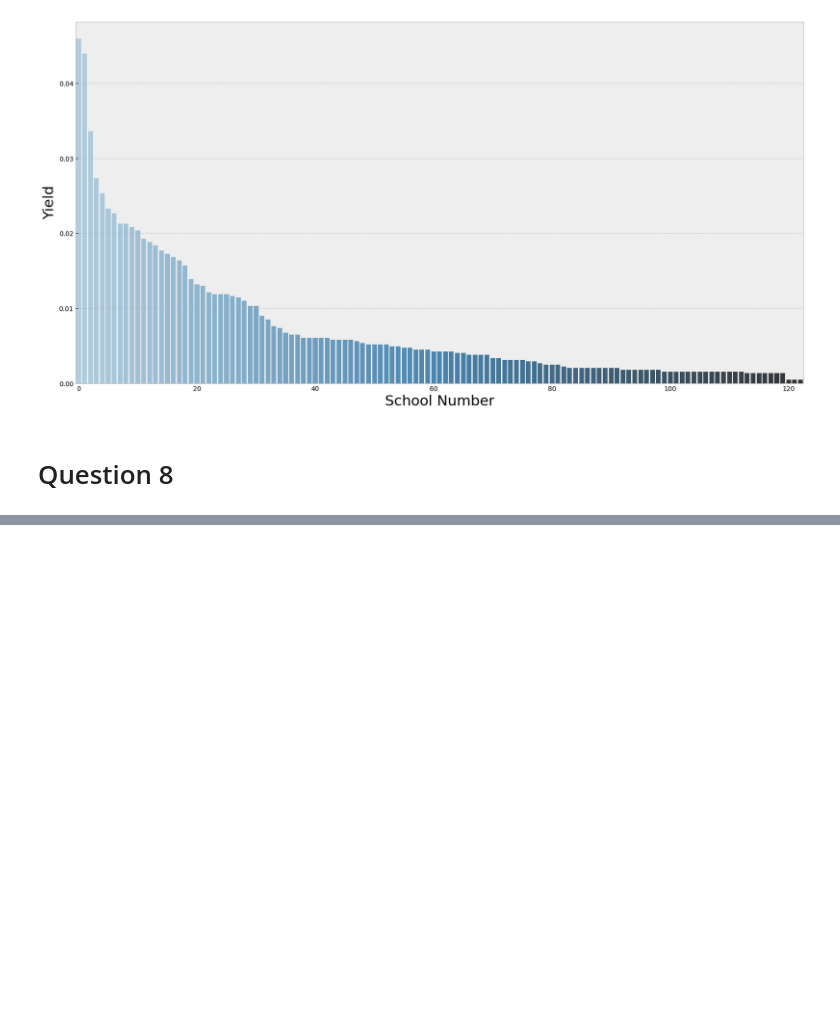
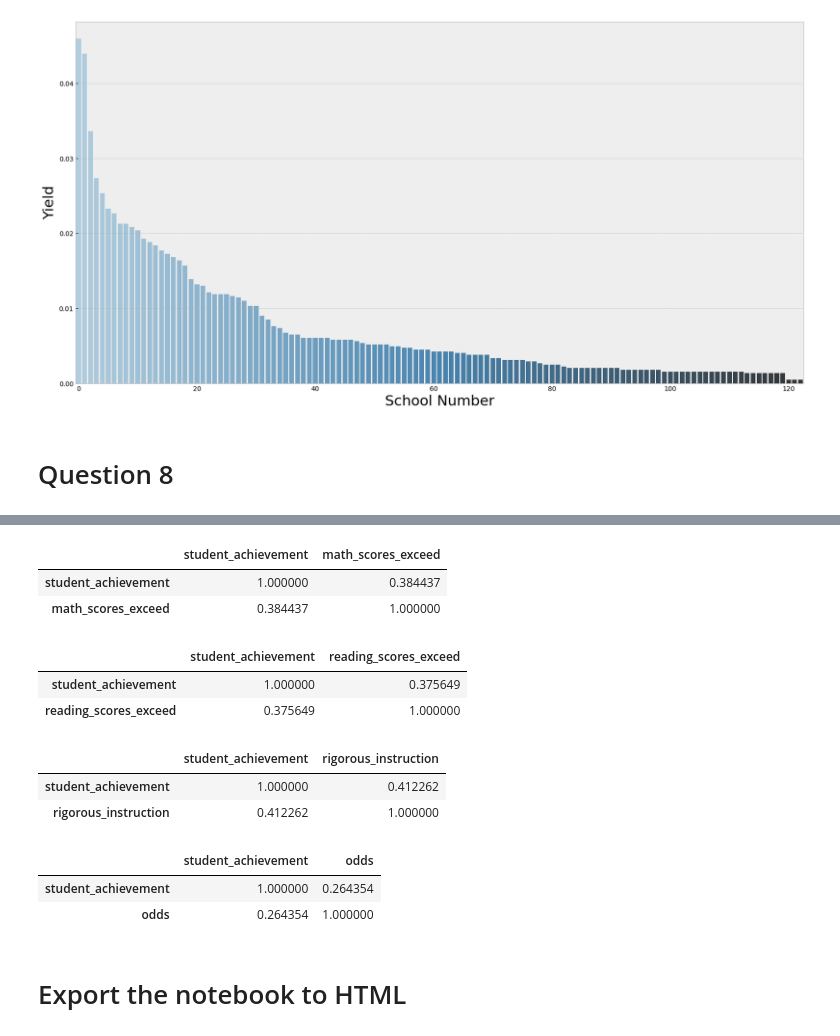
Before and after one commit to moon1ock/schools, a Jupyter notebook: DS_UA_Final_Project_1am.ipynb, the cells around one changed output, grey strips where cells are left out. Cells and saved outputs as stored; diff of their text form; code cells hidden in the pictures; blank space fills up the shorter version.

```diff
--- a/DS_UA_Final_Project_1am.ipynb
+++ b/DS_UA_Final_Project_1am.ipynb
@@ -688,0 +851,26 @@ ax.tick_params(axis = "x", which = "both", bottom = False, top = False)
+# %%
+df_train[['student_achievement', 'math_scores_exceed']].corr(method="pearson")
+# %% [output]
+|  | student_achievement | math_scores_exceed |
+| student_achievement | 1.000000 | 0.384437 |
+| math_scores_exceed | 0.384437 | 1.000000 |
+# %%
+df_train[['student_achievement', 'reading_scores_exceed']].corr(method="pearson")
+# %% [output]
+|  | student_achievement | reading_scores_exceed |
+| student_achievement | 1.000000 | 0.375649 |
+| reading_scores_exceed | 0.375649 | 1.000000 |
+# %%
+df_train[['student_achievement', 'rigorous_instruction']].corr(method="pearson")
+# %% [output]
+|  | student_achievement | rigorous_instruction |
+| student_achievement | 1.000000 | 0.412262 |
+| rigorous_instruction | 0.412262 | 1.000000 |
+# %%
+q8[['student_achievement', 'odds']].corr(method="pearson")
+# %% [output]
+|  | student_achievement | odds |
+| student_achievement | 1.000000 | 0.264354 |
+| odds | 0.264354 | 1.000000 |
+# %% [markdown]
+# Export the notebook to HTML
```
Also changed, not shown: parts of 23 cells of this notebook.
